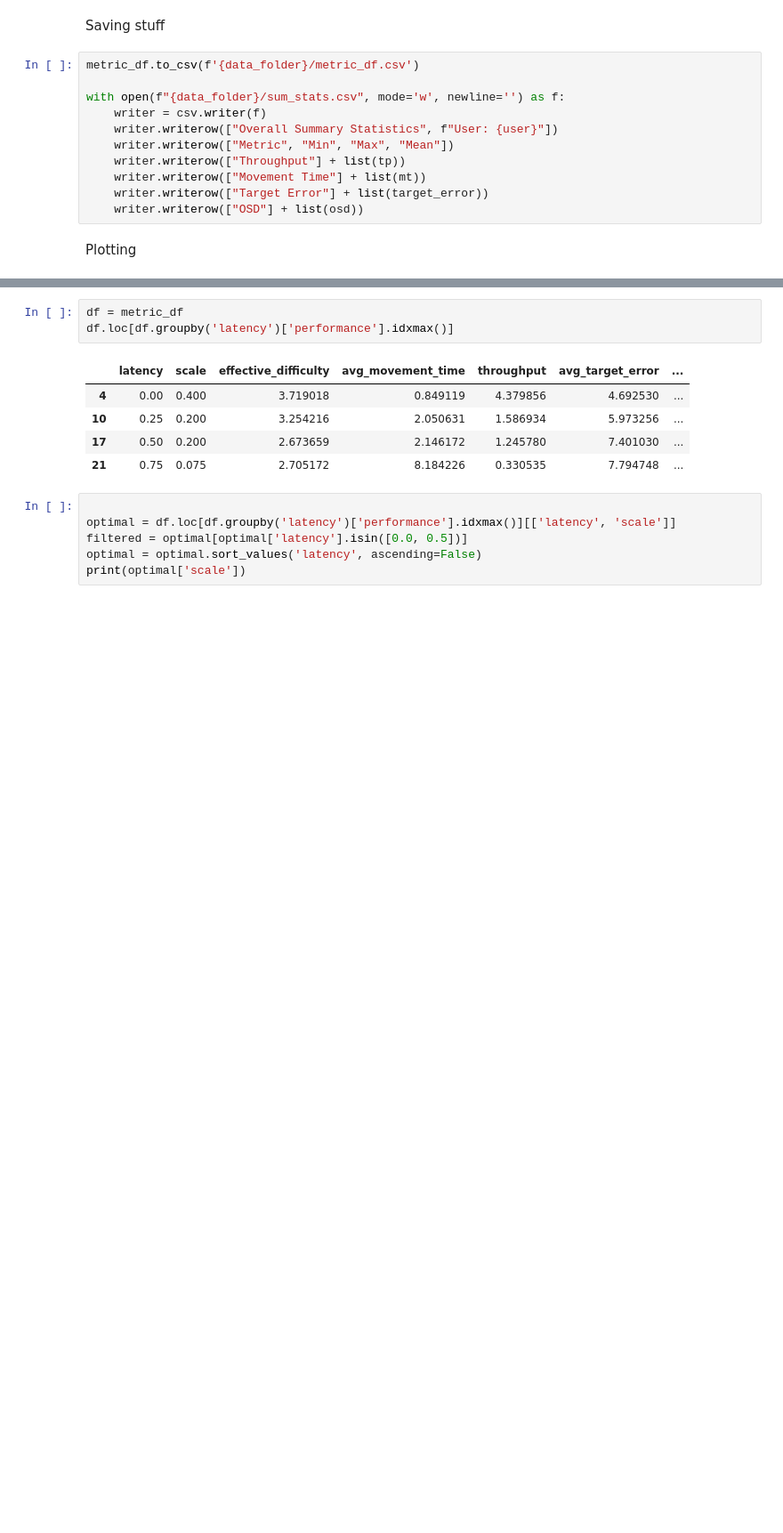
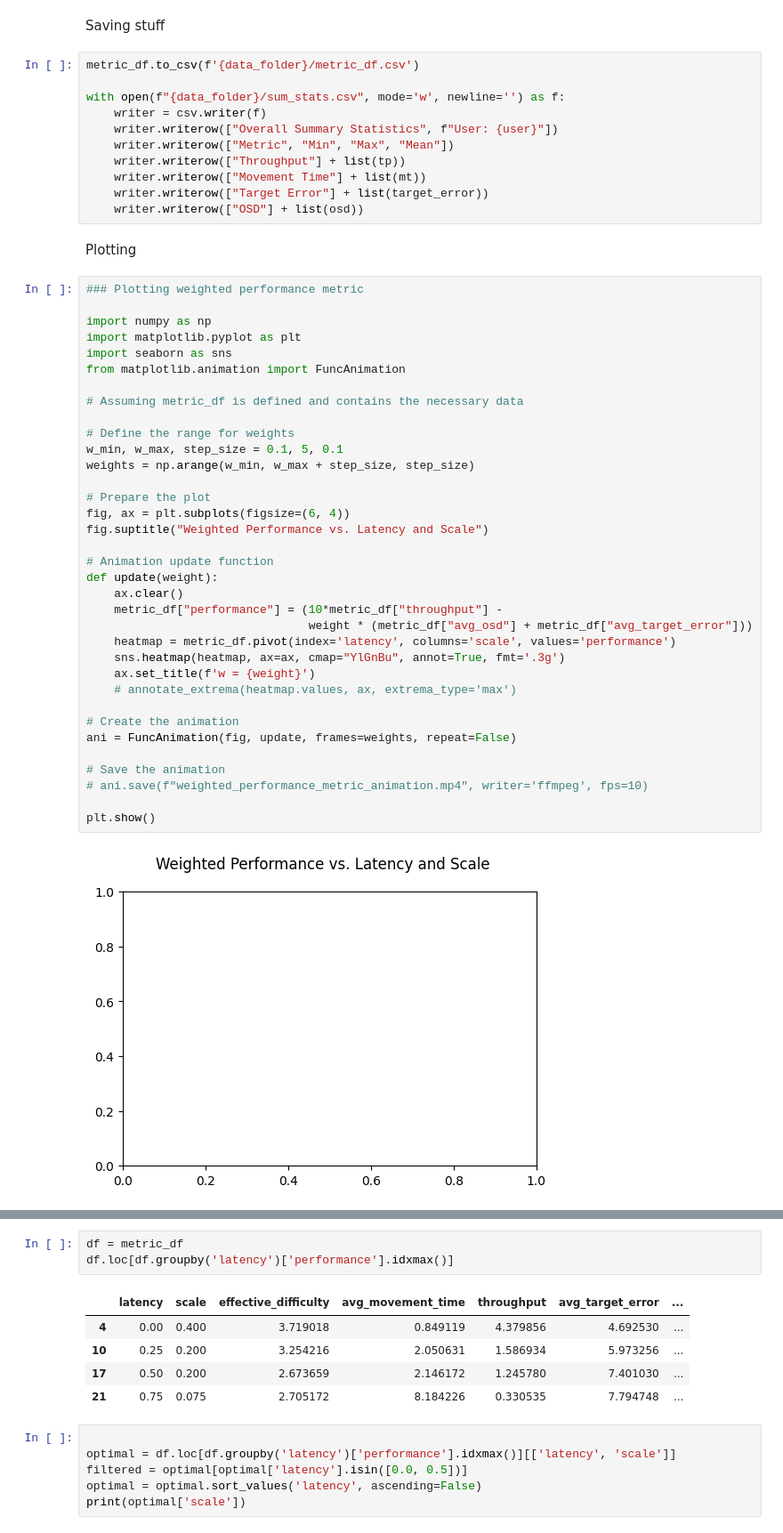
Before and after one commit to jasonkglim/MotionScaling, a Jupyter notebook: processing.ipynb, the cells around one changed output, grey strips where cells are left out. Shown at 89% size. Drawn from its saved outputs; the diff is of its cells as text; blank space fills up the shorter version.

Commit message:
making animation for weighted performance metric

```diff
--- a/processing.ipynb
+++ b/processing.ipynb
@@ -446,4 +446,41 @@ with open(f"{data_folder}/sum_stats.csv", mode='w', newline='') as f:
 	writer.writerow(["OSD"] + list(osd))
 # %% [markdown]
 Plotting
+# %%
+### Plotting weighted performance metric
+
+import numpy as np
+import matplotlib.pyplot as plt
+import seaborn as sns
+from matplotlib.animation import FuncAnimation
+
+# Assuming metric_df is defined and contains the necessary data
+
+# Define the range for weights
+w_min, w_max, step_size = 0.1, 5, 0.1
+weights = np.arange(w_min, w_max + step_size, step_size)
+
+# Prepare the plot
+fig, ax = plt.subplots(figsize=(6, 4))
+fig.suptitle("Weighted Performance vs. Latency and Scale")
+
+# Animation update function
+def update(weight):
+    ax.clear()
+    metric_df["performance"] = (10*metric_df["throughput"] -
+                                weight * (metric_df["avg_osd"] + metric_df["avg_target_error"]))
+    heatmap = metric_df.pivot(index='latency', columns='scale', values='performance')
+    sns.heatmap(heatmap, ax=ax, cmap="YlGnBu", annot=True, fmt='.3g')
+    ax.set_title(f'w = {weight}')
+    # annotate_extrema(heatmap.values, ax, extrema_type='max')
+
+# Create the animation
+ani = FuncAnimation(fig, update, frames=weights, repeat=False)
+
+# Save the animation
+# ani.save(f"weighted_performance_metric_animation.mp4", writer='ffmpeg', fps=10)
+
+plt.show()
+# %% [output]
+[figure, added]
 # %%
```
Also changed, not shown: parts of 2 cells of this notebook, 3 other files.
